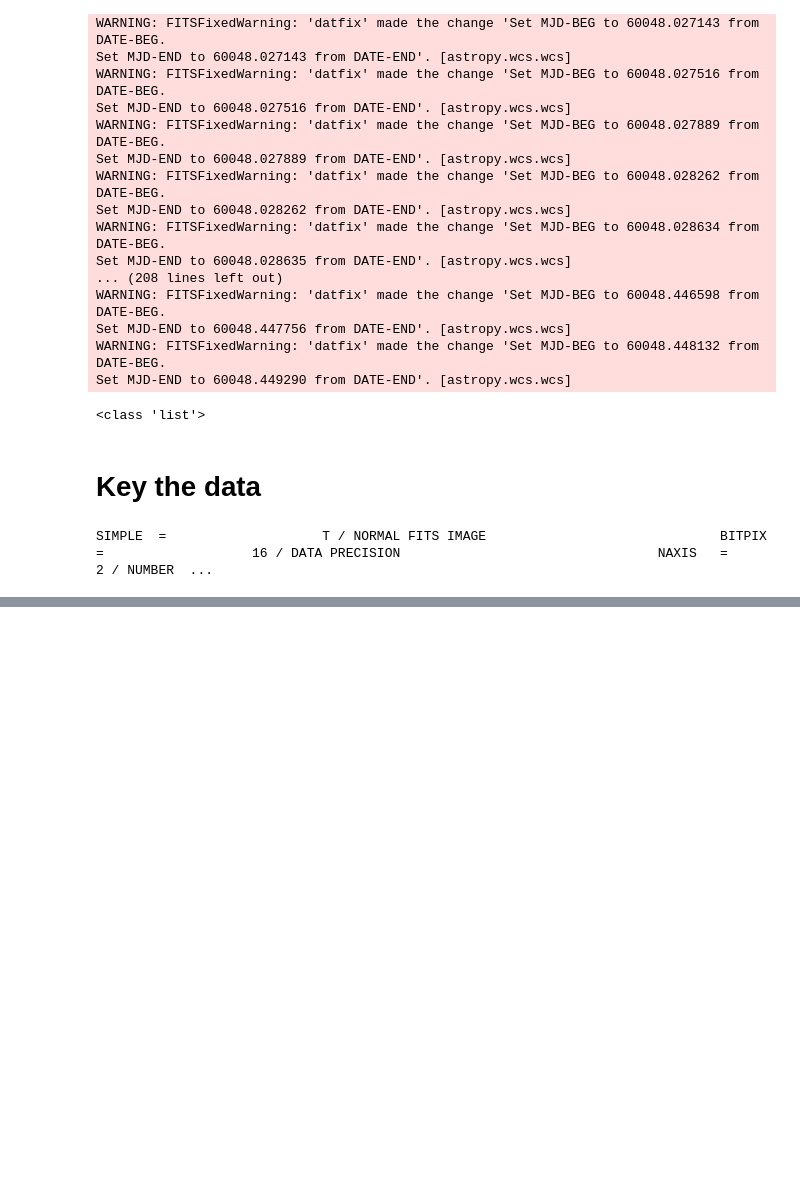
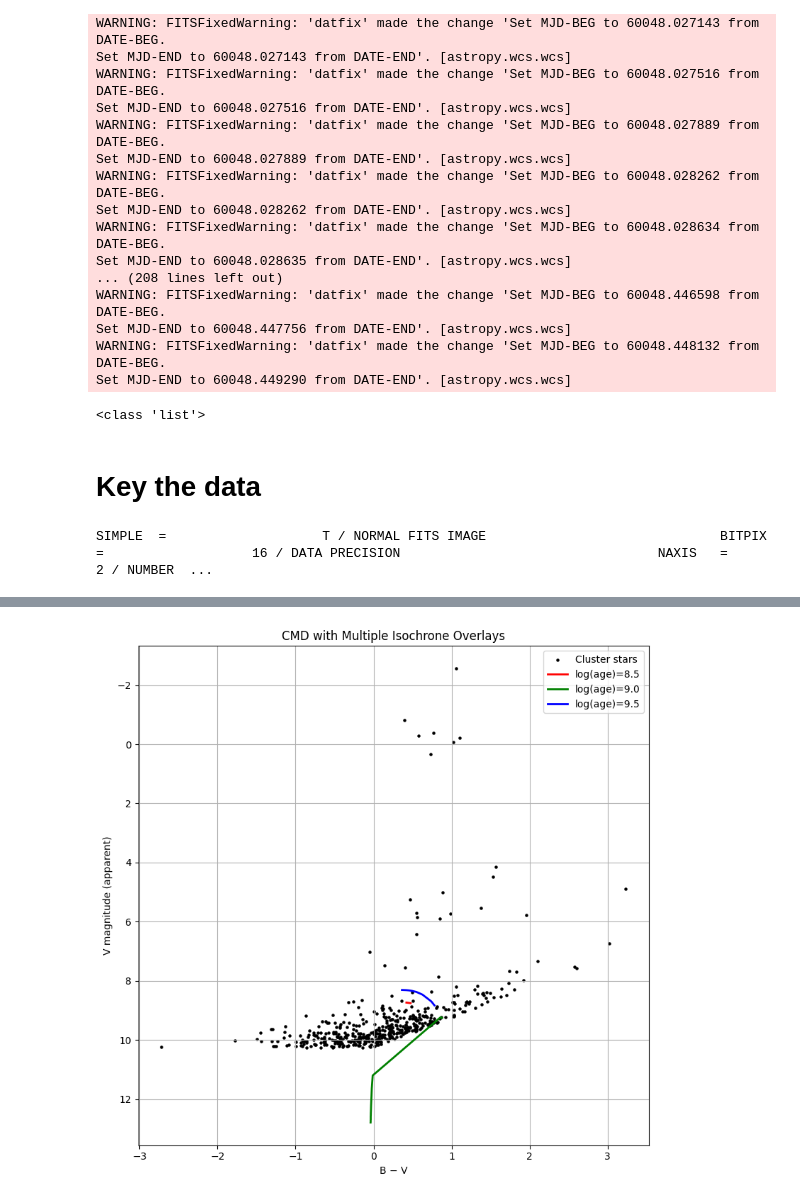
Before and after one commit to PabloFlow3103/StarCluster_Report, a Jupyter notebook: Open.ipynb, the cells around one changed output, grey strips where cells are left out. Saved outputs shown, nothing was run; the diff lists cells and outputs as text; code cells hidden in the pictures; blank space fills up the shorter version.

```diff
--- a/Open.ipynb
+++ b/Open.ipynb
@@ -369,3 +450,29 @@ plt.show()
+# %%
+ages_to_plot = [8.5, 9.0, 9.5]  # log(age/yr)
+colors = ['red', 'green', 'blue']
+
+plt.figure(figsize=(8, 8))
+
+# Plot CMD stars
+plt.scatter(clean_catalog['B-V'], mag_V_shifted, s=5, color='black', label='Cluster stars')
+
+# Overlay each isochrone
+for age, color in zip(ages_to_plot, colors):
+    iso_slice = iso_data[np.isclose(iso_data['logAge'], age, atol=0.01)]
+    color_iso = (iso_slice['Bmag'] + A_B) - (iso_slice['Vmag'] + A_V)
+    mag_iso = iso_slice['Vmag'] + A_V + distance_modulus
+    plt.plot(color_iso, mag_iso, color=color, lw=2, label=f"log(age)={age}")
+
+plt.gca().invert_yaxis()
+plt.xlabel("B − V")
+plt.ylabel("V magnitude (apparent)")
+plt.title("CMD with Multiple Isochrone Overlays")
+plt.legend()
+plt.grid(True)
+plt.tight_layout()
+plt.show()
+# %% [output]
+[figure, added]
 # %%
 # data = stacked_B.astype(np.float32)
 # data = np.nan_to_num(data)
```
Also changed, not shown: parts of 30 cells of this notebook.
